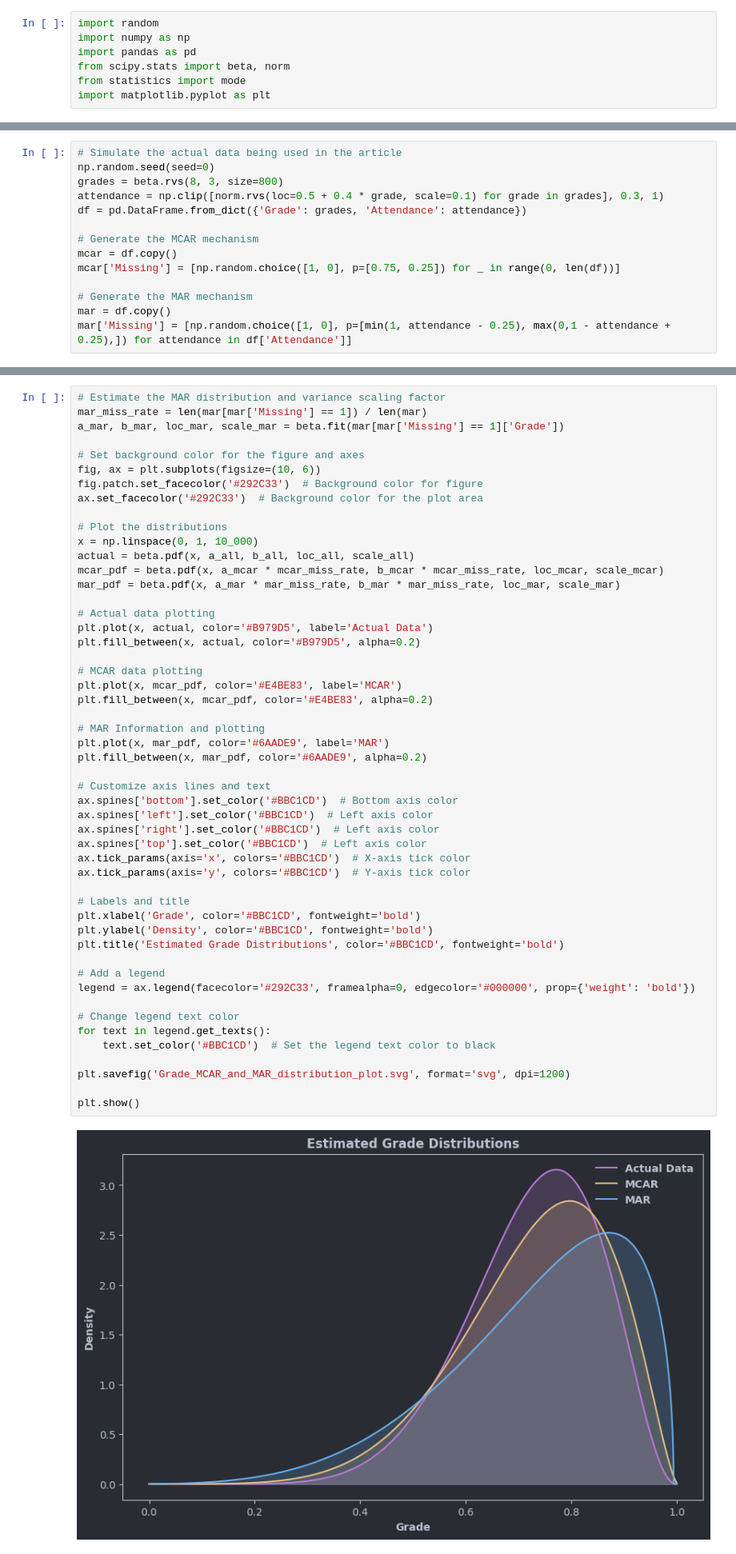
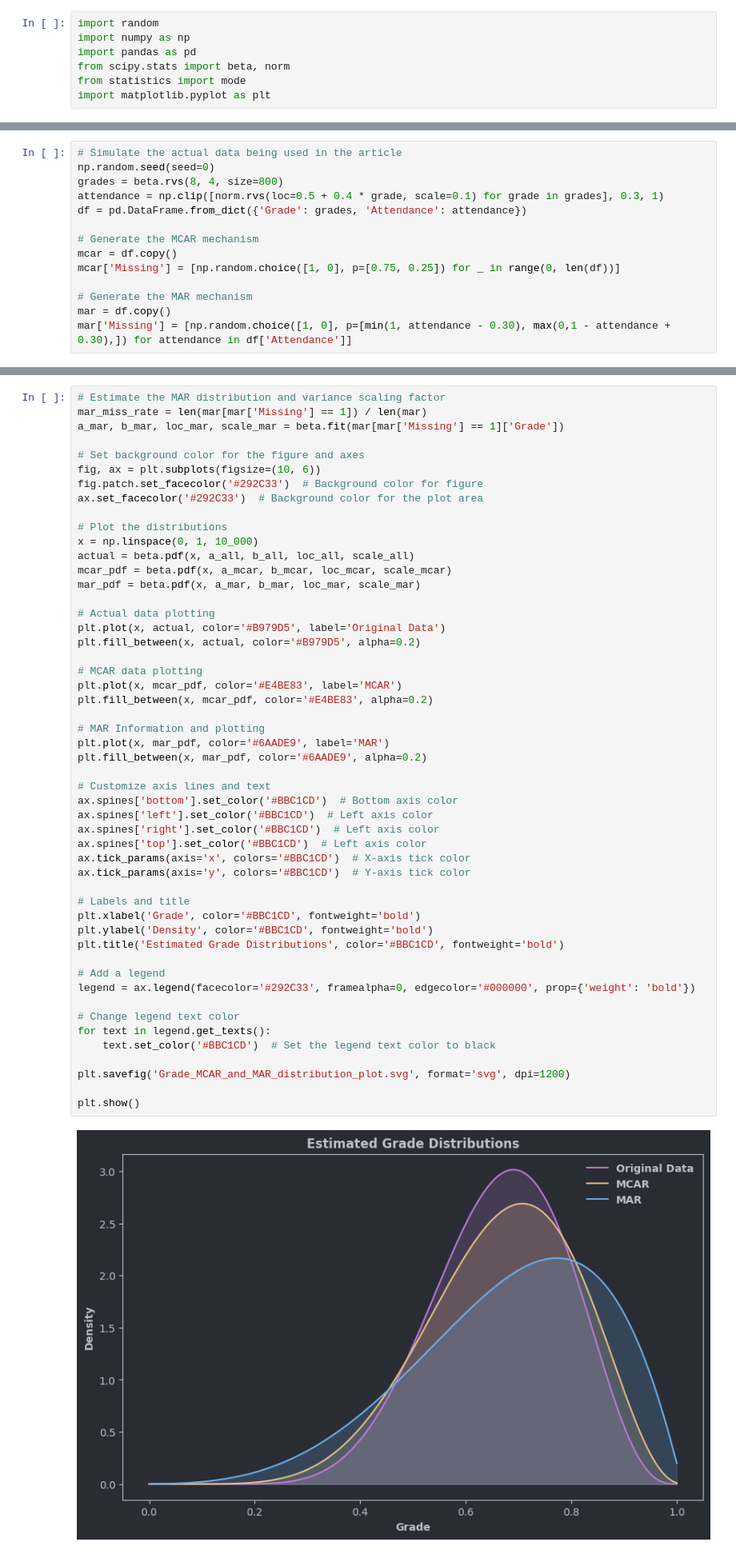
Before and after one commit to tomas-ramos21/Missing-Data, a Jupyter notebook: missing-data-part1.ipynb, the cells around one changed output, grey strips where cells are left out. Shown at 80% size. Cells and saved outputs as stored; diff of their text form.

```diff
--- a/missing-data-part1.ipynb
+++ b/missing-data-part1.ipynb
@@ -38,7 +63,7 @@ plt.show()
 # %%
 # Simulate the actual data being used in the article
 np.random.seed(seed=0)
-grades = beta.rvs(8, 3, size=800)
+grades = beta.rvs(8, 4, size=800)
 attendance = np.clip([norm.rvs(loc=0.5 + 0.4 * grade, scale=0.1) for grade in grades], 0.3, 1)
 df = pd.DataFrame.from_dict({'Grade': grades, 'Attendance': attendance})
 
@@ -48,7 +73,7 @@ mcar['Missing'] = [np.random.choice([1, 0], p=[0.75, 0.25]) for _ in range(0, le
 
 # Generate the MAR mechanism
 mar = df.copy()
-mar['Missing'] = [np.random.choice([1, 0], p=[min(1, attendance - 0.25), max(0,1 - attendance + 0.25),]) for attendance in df['Attendance']]
+mar['Missing'] = [np.random.choice([1, 0], p=[min(1, attendance - 0.30), max(0,1 - attendance + 0.30),]) for attendance in df['Attendance']]
 # %%
 # Estimate the MCAR distribution and variance scaling factor
 mcar_miss_rate = len(mcar[mcar['Missing'] == 1]) / len(mcar)
@@ -118,11 +143,11 @@ ax.set_facecolor('#292C33')  # Background color for the plot area
 # Plot the distributions
 x = np.linspace(0, 1, 10_000)
 actual = beta.pdf(x, a_all, b_all, loc_all, scale_all)
-mcar_pdf = beta.pdf(x, a_mcar * mcar_miss_rate, b_mcar * mcar_miss_rate, loc_mcar, scale_mcar)
-mar_pdf = beta.pdf(x, a_mar * mar_miss_rate, b_mar * mar_miss_rate, loc_mar, scale_mar)
+mcar_pdf = beta.pdf(x, a_mcar, b_mcar, loc_mcar, scale_mcar)
+mar_pdf = beta.pdf(x, a_mar, b_mar, loc_mar, scale_mar)
 
 # Actual data plotting
-plt.plot(x, actual, color='#B979D5', label='Actual Data')
+plt.plot(x, actual, color='#B979D5', label='Original Data')
 plt.fill_between(x, actual, color='#B979D5', alpha=0.2)
 
 # MCAR data plotting
@@ -130,34 +155,34 @@ plt.plot(x, mcar_pdf, color='#E4BE83', label='MCAR')
 plt.fill_between(x, mcar_pdf, color='#E4BE83', alpha=0.2)
 
 # MAR Information and plotting
 plt.plot(x, mar_pdf, color='#6AADE9', label='MAR')
 plt.fill_between(x, mar_pdf, color='#6AADE9', alpha=0.2)
 
 # Customize axis lines and text
 ax.spines['bottom'].set_color('#BBC1CD')  # Bottom axis color
 ax.spines['left'].set_color('#BBC1CD')  # Left axis color
 ax.spines['right'].set_color('#BBC1CD')  # Left axis color
 ax.spines['top'].set_color('#BBC1CD')  # Left axis color
 ax.tick_params(axis='x', colors='#BBC1CD')  # X-axis tick color
 ax.tick_params(axis='y', colors='#BBC1CD')  # Y-axis tick color
 
 # Labels and title
 plt.xlabel('Grade', color='#BBC1CD', fontweight='bold')
 plt.ylabel('Density', color='#BBC1CD', fontweight='bold')
 plt.title('Estimated Grade Distributions', color='#BBC1CD', fontweight='bold')
 
 # Add a legend
 legend = ax.legend(facecolor='#292C33', framealpha=0, edgecolor='#000000', prop={'weight': 'bold'})
 
 # Change legend text color
 for text in legend.get_texts():
     text.set_color('#BBC1CD')  # Set the legend text color to black
 
 plt.savefig('Grade_MCAR_and_MAR_distribution_plot.svg', format='svg', dpi=1200)
 
 plt.show()
 # %% [output]
-[figure, old version]
+[figure, new version]
 # %%
 # Simulate a large amount of data with the same mechanism.
 # This large amount of data is obtained to get better estimates and less erratic lines on the graphs.
```
Also changed, not shown: parts of 3 cells of this notebook.
